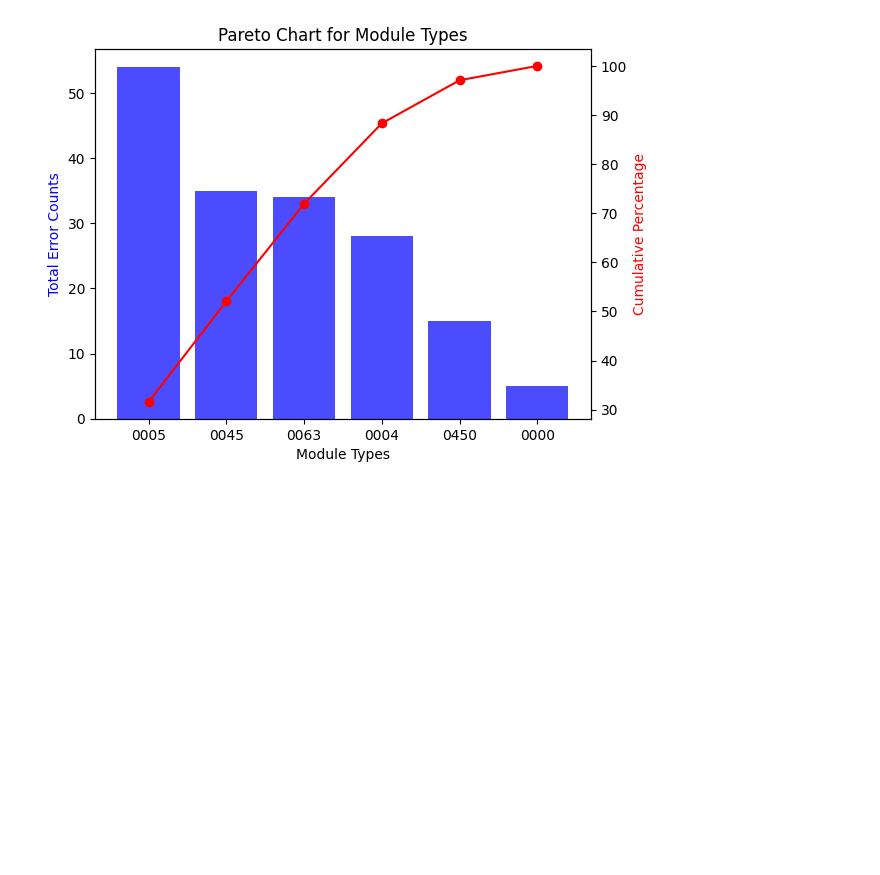
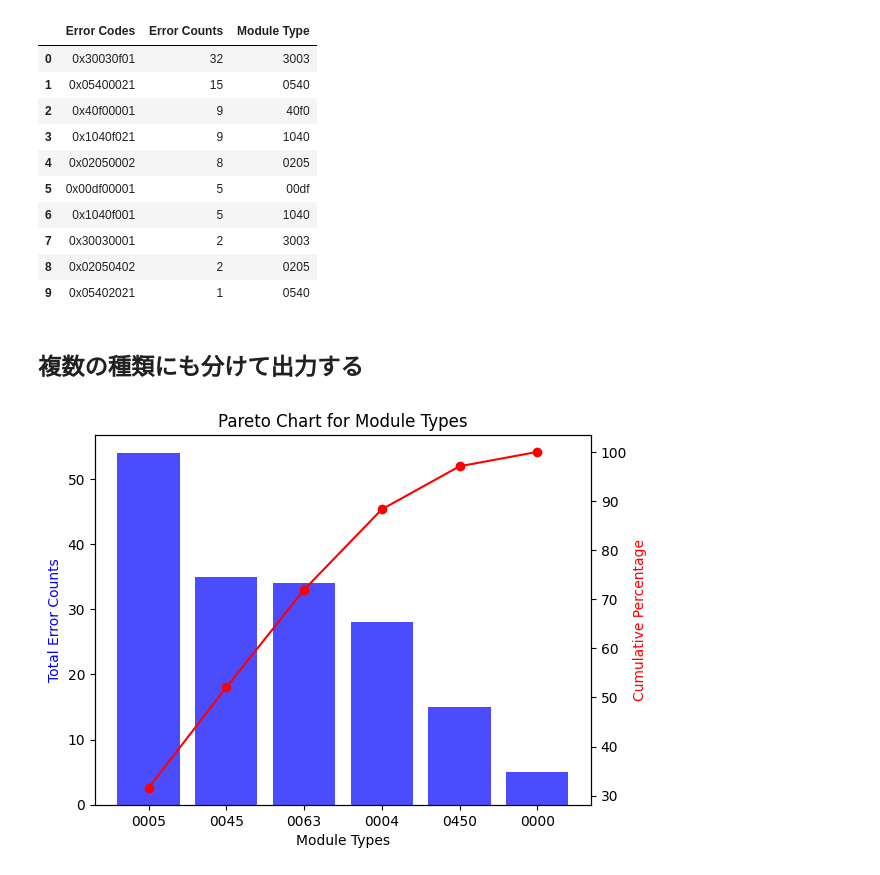
Before and after one commit to yumekasa5/Pyhton, a Jupyter notebook: jupyter/graph_create/parate.ipynb, the cells around one changed output. Saved outputs shown, nothing was run; the diff lists cells and outputs as text; code cells hidden in the pictures; blank space fills up the shorter version.

```diff
--- a/jupyter/graph_create/parate.ipynb
+++ b/jupyter/graph_create/parate.ipynb
@@ -37,3 +46,19 @@ plt.show()
+# %%
+df
+# %% [output]
+|  | Error Codes | Error Counts | Module Type |
+| 0 | 0x30030f01 | 32 | 3003 |
+| 1 | 0x05400021 | 15 | 0540 |
+| 2 | 0x40f00001 | 9 | 40f0 |
+| 3 | 0x1040f021 | 9 | 1040 |
+| 4 | 0x02050002 | 8 | 0205 |
+| 5 | 0x00df00001 | 5 | 00df |
+| 6 | 0x1040f001 | 5 | 1040 |
+| 7 | 0x30030001 | 2 | 3003 |
+| 8 | 0x02050402 | 2 | 0205 |
+| 9 | 0x05402021 | 1 | 0540 |
+# %% [markdown]
+## 複数の種類にも分けて出力する
 # %%
 import matplotlib.pyplot as plt
 from collections import defaultdict
```
Also changed, not shown: parts of 1 cell of this notebook.
